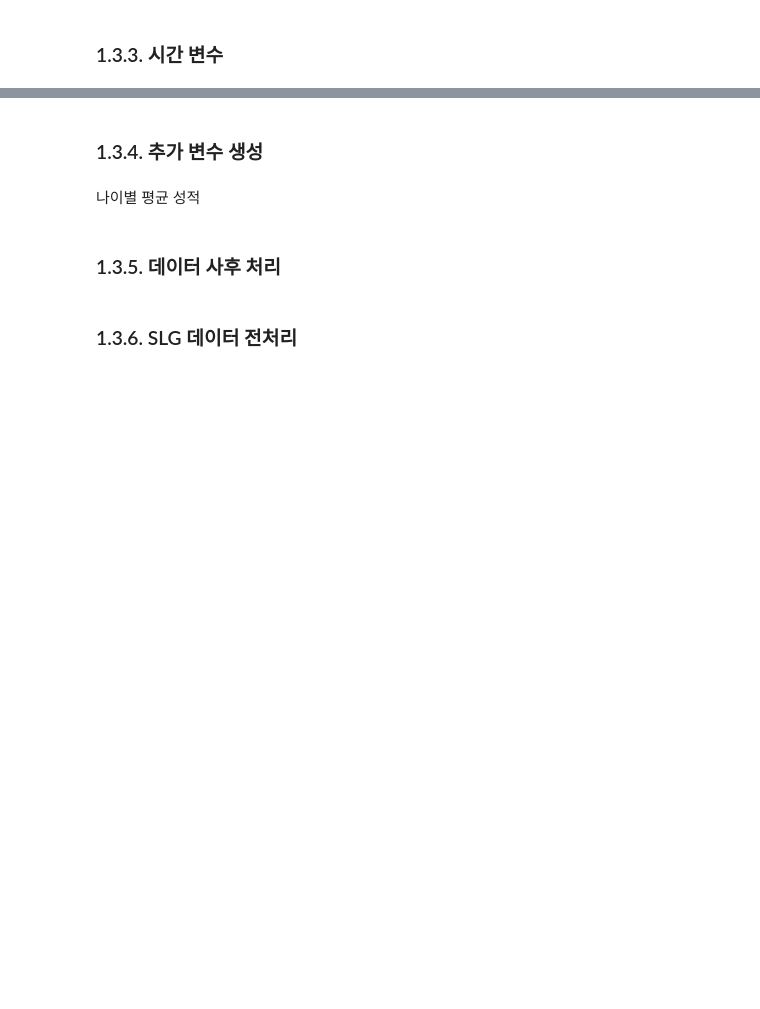
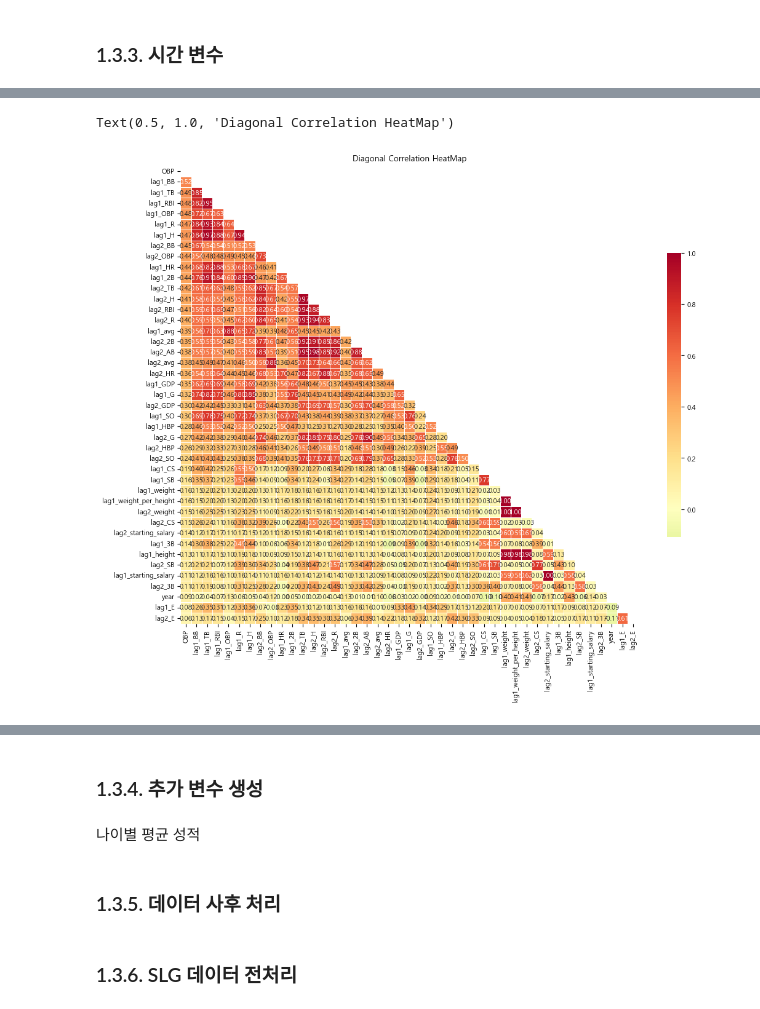
Before and after one commit to ThatHomr/python_ex_my, a Jupyter notebook: 09_시계열/ch01_/ch01_/batter_OPS_prediction.ipynb, the cells around one changed output, grey strips where cells are left out. Drawn from its saved outputs; the diff is of its cells as text; code cells hidden in the pictures; blank space fills up the shorter version.

```diff
--- a/09_시계열/ch01_/ch01_/batter_OPS_prediction.ipynb
+++ b/09_시계열/ch01_/ch01_/batter_OPS_prediction.ipynb
@@ -767,2 +871,5 @@ regular_season_df.loc[regular_season_df[not_num_cols].isna()
 # %%
 # 시간변수 생성 함수를 통한 지표별 1년 전 성적 추출
+for col in numeric_cols:
+    regular_season_temp = lag_function(regular_season_temp, col, 1)
+regular_season_temp
@@ -775,0 +890,2 @@ regular_season_df.loc[regular_season_df[not_num_cols].isna()
+# %%
+numeric_cols.remove('OBP')
@@ -775,0 +912,2 @@ regular_season_df.loc[regular_season_df[not_num_cols].isna()
+# %%
+regular_season_temp.drop(columns = numeric_cols, inplace = True)
@@ -775,0 +930,6 @@ regular_season_df.loc[regular_season_df[not_num_cols].isna()
+# %%
+# 상관관계 도출
+corr_matrix = regular_season_temp.corr()
+corr_matrix = corr_matrix.sort_values(by = 'OBP', ascending = False)
+corr_matrix = corr_matrix[corr_matrix.index]
+corr_matrix
@@ -775,0 +955,23 @@ regular_season_df.loc[regular_season_df[not_num_cols].isna()
+# %%
+# 상관관계의 시각적 표현
+f, ax = plt.subplots(figsize = (12,12))
+corr = regular_season_temp.select_dtypes(exclude=['object', 'bool']).corr()
+
+# 대각 행렬을 기준으로 한 쪽만 나타나게 설정해줍니다.
+mask = np.zeros_like(corr_matrix, dtype = 'bool')
+mask[np.triu_indices_from(mask)] = True
+# mask
+g = sns.heatmap(corr_matrix,
+                cmap = 'RdYlGn_r',
+                vmax = 1,
+                mask = mask,
+                center = 0,
+                annot = True,
+                fmt = '.2f',
+                square = True,
+                linewidths = .5,
+                cbar_kws = {'shrink':.5})
+plt.title('Diagonal Correlation HeatMap')
+# %% [output]
+Text(0.5, 1.0, 'Diagonal Correlation HeatMap')
+[figure, added]
```
Also changed, not shown: parts of 20 cells of this notebook.
